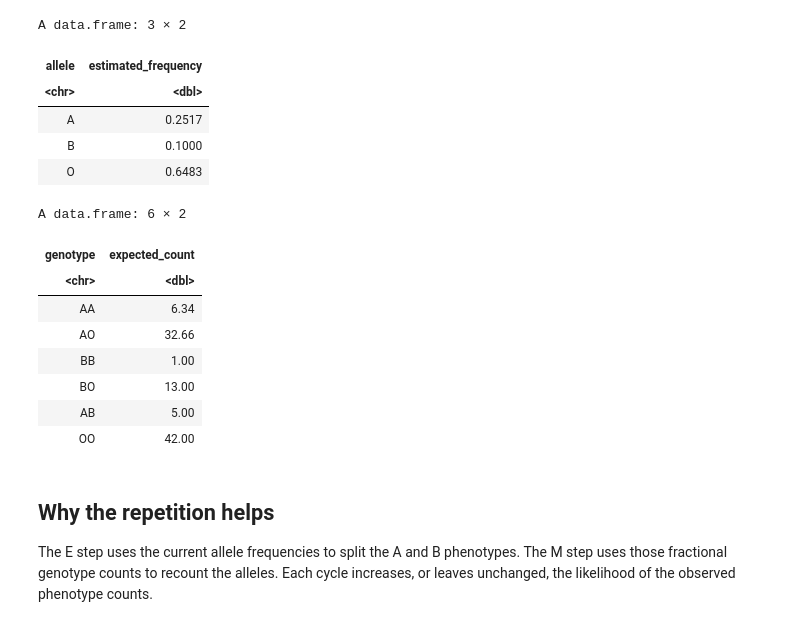
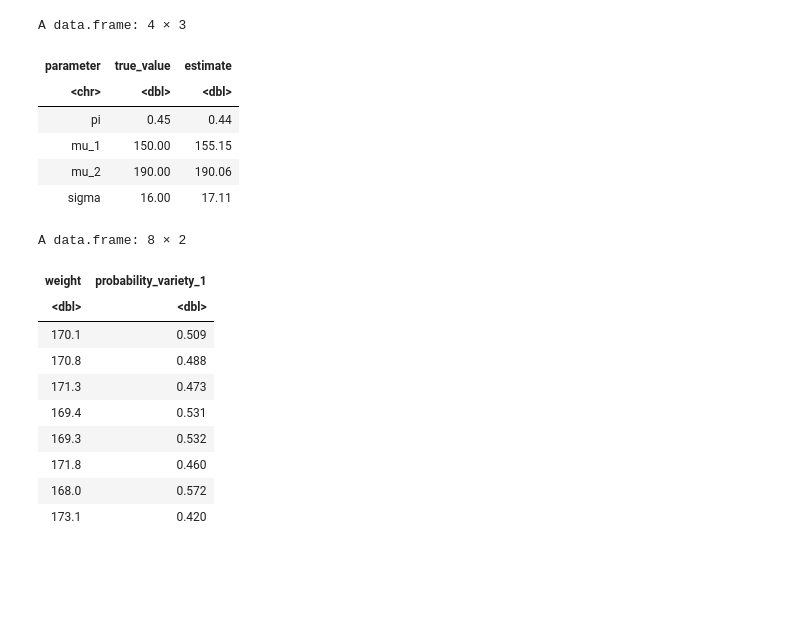
Before and after one commit to StatFunGen/P8149_2026_vignettes, a Jupyter notebook: P8149_Lecture_2_EM_Basics.ipynb, the cells around one changed output. Cells and saved outputs as stored; diff of their text form; code cells hidden in the pictures; blank space fills up the shorter version.

Commit message:
Teach EM with an apple weight mixture

```diff
--- a/P8149_Lecture_2_EM_Basics.ipynb
+++ b/P8149_Lecture_2_EM_Basics.ipynb
@@ -158,54 +208,35 @@ fit_abo_em <- function(phenotype_count,
 # %%
-fit <- fit_abo_em(phenotype_count)
-
 data.frame(
-  allele = names(fit$frequency),
-  estimated_frequency = round(unname(fit$frequency), 4)
+  parameter = c("pi", "mu_1", "mu_2", "sigma"),
+  true_value = c(
+    true_parameter$pi, true_parameter$mu, true_parameter$sigma
+  ),
+  estimate = round(c(fit$pi, fit$mu, fit$sigma), 2)
 )
 
+overlap <- order(abs(fit$responsibility - 0.5))[1:8]
 data.frame(
-  genotype = names(fit$genotype_count),
-  expected_count = round(unname(fit$genotype_count), 2)
+  weight = round(weight[overlap], 1),
+  probability_variety_1 = round(fit$responsibility[overlap], 3)
 )
 
-to_frequency <- function(theta) {
-  weight <- exp(c(
-    A = unname(theta[1]),
-    B = unname(theta[2]),
-    O = 0
-  ))
-  weight / sum(weight)
-}
-negative_loglik <- function(theta) {
-  -observed_loglik(phenotype_count, to_frequency(theta))
-}
-direct_fit <- optim(
-  log(fit$frequency[c("A", "B")] / fit$frequency[["O"]]),
-  negative_loglik,
-  control = list(reltol = 1e-12)
-)
-direct_frequency <- to_frequency(direct_fit$par)
-
-stopifnot(abs(sum(fit$frequency) - 1) < 1e-12)
-stopifnot(all(diff(fit$history$loglik) >= -1e-10))
-stopifnot(max(abs(fit$frequency - direct_frequency)) < 1e-5)
+stopifnot(all(diff(fit$history$loglik) >= -1e-8))
 # %% [output]
-A data.frame: 3 × 2
+A data.frame: 4 × 3
-| allele | estimated_frequency |
-| <chr> | <dbl> |
-| A | 0.2517 |
-| B | 0.1000 |
-| O | 0.6483 |
+| parameter | true_value | estimate |
+| <chr> | <dbl> | <dbl> |
+| pi | 0.45 | 0.44 |
+| mu_1 | 150.00 | 155.15 |
+| mu_2 | 190.00 | 190.06 |
+| sigma | 16.00 | 17.11 |
-A data.frame: 6 × 2
+A data.frame: 8 × 2
-| genotype | expected_count |
-| <chr> | <dbl> |
-| AA | 6.34 |
-| AO | 32.66 |
-| BB | 1.00 |
-| BO | 13.00 |
-| AB | 5.00 |
-| OO | 42.00 |
+| weight | probability_variety_1 |
+| <dbl> | <dbl> |
+| 170.1 | 0.509 |
+| 170.8 | 0.488 |
+| 171.3 | 0.473 |
+| 169.4 | 0.531 |
+| 169.3 | 0.532 |
+| 171.8 | 0.460 |
+| 168.0 | 0.572 |
+| 173.1 | 0.420 |
-# %% [markdown]
-## Why the repetition helps
-
-The E step uses the current allele frequencies to split the A and B phenotypes. The M step uses those fractional genotype counts to recount the alleles. Each cycle increases, or leaves unchanged, the likelihood of the observed phenotype counts.
```
Also changed, not shown: parts of 15 cells of this notebook, 1 other file.
